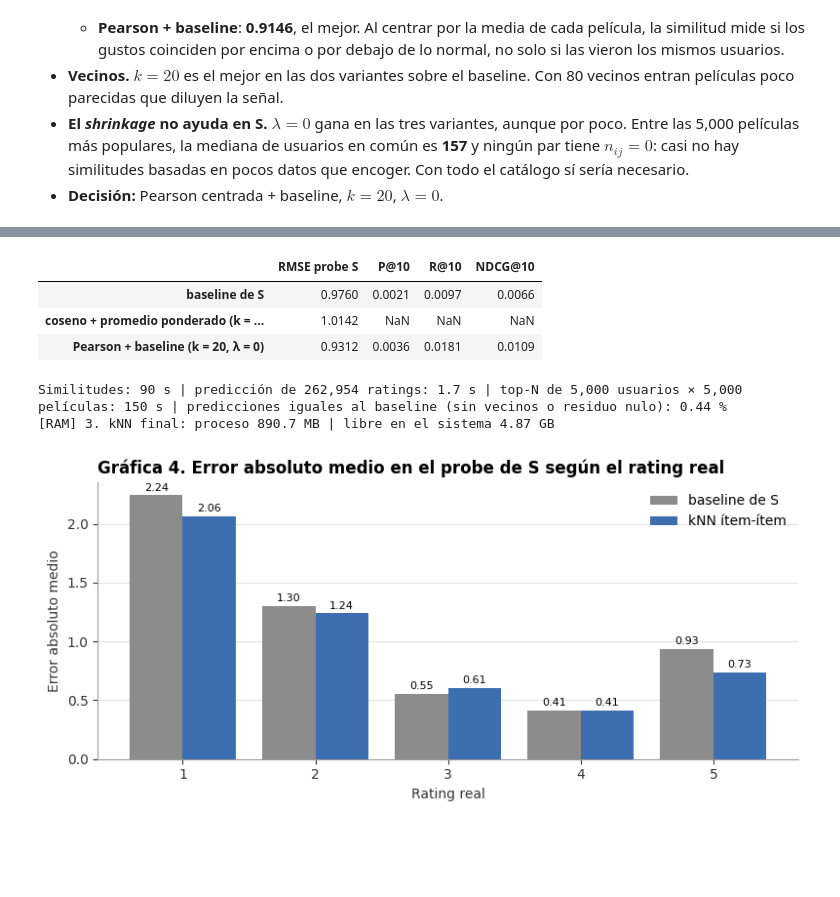
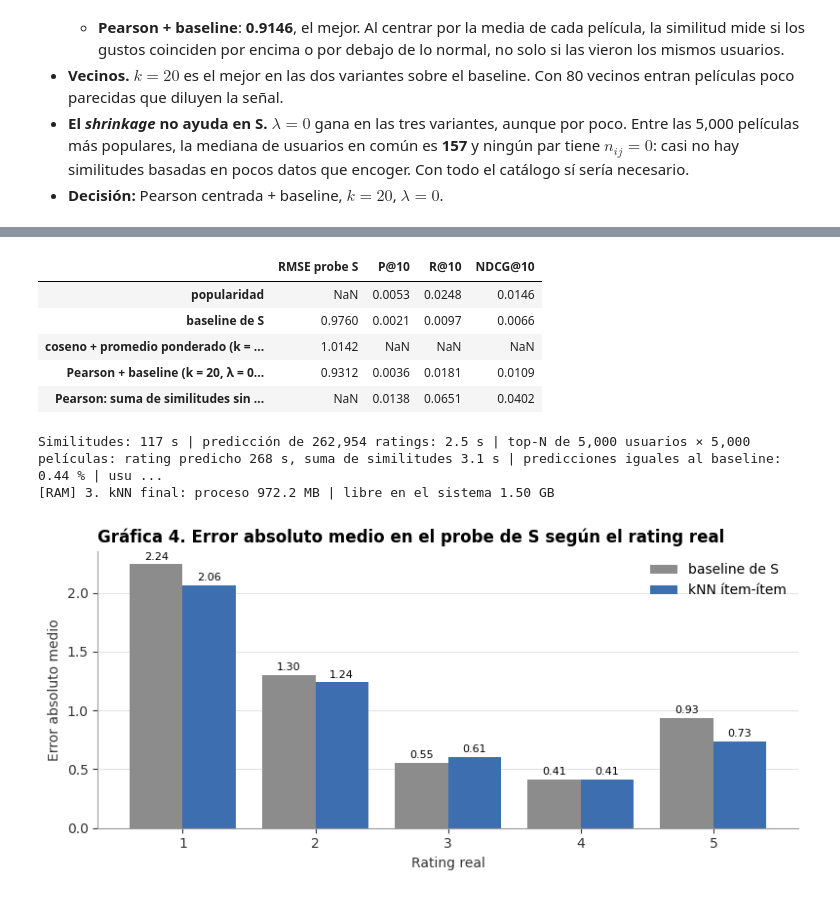
Before and after one commit to makore-0612/T4_DMII, a Jupyter notebook: notebooks/02_baseline_vecindarios.ipynb, the cells around one changed output, grey strips where cells are left out. Drawn from its saved outputs; the diff is of its cells as text; code cells hidden in the pictures; blank space fills up the shorter version.

```diff
--- a/notebooks/02_baseline_vecindarios.ipynb
+++ b/notebooks/02_baseline_vecindarios.ipynb
@@ -721,44 +743,62 @@ SIM = similitud(G[tipo], N, LAM_VEC)
 segundos_knn = time.perf_counter() - t0
 np.save(RUTA_MODELOS / "knn_similitud_S.npy", SIM)
 np.save(RUTA_MODELOS / "knn_coocurrencias_S.npy", N.astype(np.int32))
 
 base_S = S_base_probe.astype(np.float64)
 t0 = time.perf_counter()
 pred_knn = np.clip(predecir_knn(S_R.indptr, S_R.indices, residuos, SIM, S_probe_u, S_probe_m, K_VEC, base_S, True), 1, 5)
 segundos_pred = time.perf_counter() - t0
 np.save(RUTA_PREDICCIONES / "knn_S.npy", pred_knn.astype(np.float32))
 
 clasica = mejores.loc["coseno + promedio ponderado"]
 sim_clasica = similitud(G["coseno"], N, int(clasica["λ"]))
 pred_clasica = predecir_knn(S_R.indptr, S_R.indices, S_R.data, sim_clasica, S_probe_u, S_probe_m, int(clasica["k"]),
                             base_S, False)
 del sim_clasica, G
 gc.collect()
 
 t0 = time.perf_counter()
 topn_knn = evaluar_topn(lambda us: puntajes_knn(S_R.indptr, S_R.indices, residuos, SIM, us, K_VEC, S_mu, S_bu, S_bi))
 segundos_topn = time.perf_counter() - t0
 
+# Puntaje sin normalizar (Deshpande y Karypis, 2004): suma de similitudes positivas con las películas calificadas con ≥ 4
+SIM_POS = np.maximum(SIM, 0)
+GUSTA = sp.csr_matrix(((S_R.data >= 4).astype(np.float32), S_R.indices, S_R.indptr), shape=S_R.shape)
+GUSTA.eliminate_zeros()
+t0 = time.perf_counter()
+topn_suma = evaluar_topn(lambda us: GUSTA[us] @ SIM_POS + 1e-6 * S_bi)
+segundos_topn_suma = time.perf_counter() - t0
+sin_gustos = (np.diff(GUSTA.indptr)[U_EVAL] == 0).mean()
+del SIM_POS
+gc.collect()
+
 guardar_resultado("kNN ítem-ítem", tipo="predicción y top-N", escala="S", rmse_probe_S=rmse(pred_knn, S_probe_r),
                   segundos_entrenamiento=segundos_knn, segundos_prediccion=segundos_pred, segundos_topn=segundos_topn,
                   configuracion=f"{VARIANTE}, k = {K_VEC}, λ = {LAM_VEC}", **topn_knn)
+guardar_resultado("kNN ítem-ítem (suma de similitudes)", tipo="top-N", escala="S", segundos_topn=segundos_topn_suma,
+                  configuracion=f"suma de similitudes {VARIANTE.split(' +')[0]} > 0 con películas calificadas ≥ 4",
+                  **topn_suma)
 sin_vecinos = np.isclose(pred_knn, np.clip(base_S, 1, 5)).mean()
 display(pd.DataFrame({
-    "RMSE probe S": [rmse(S_base_probe, S_probe_r), rmse(pred_clasica, S_probe_r), rmse(pred_knn, S_probe_r)],
-    **{m: [topn_baseline[m], np.nan, topn_knn[m]] for m in topn_knn},
-}, index=["baseline de S", f"coseno + promedio ponderado (k = {int(clasica['k'])}, λ = {int(clasica['λ'])})",
-          f"{VARIANTE} (k = {K_VEC}, λ = {LAM_VEC})"]).round(4))
+    "RMSE probe S": [np.nan, rmse(S_base_probe, S_probe_r), rmse(pred_clasica, S_probe_r), rmse(pred_knn, S_probe_r), np.nan],
+    **{m: [topn_popularidad[m], topn_baseline[m], np.nan, topn_knn[m], topn_suma[m]] for m in topn_knn},
+}, index=["popularidad", "baseline de S", f"coseno + promedio ponderado (k = {int(clasica['k'])}, λ = {int(clasica['λ'])})",
+          f"{VARIANTE} (k = {K_VEC}, λ = {LAM_VEC}): rating predicho",
+          f"{VARIANTE.split(' +')[0]}: suma de similitudes sin normalizar"]).round(4))
 print(f"Similitudes: {segundos_knn:.0f} s | predicción de {len(S_probe_r):,} ratings: {segundos_pred:.1f} s | "
-      f"top-N de {len(U_EVAL):,} usuarios × {n_S_pel:,} películas: {segundos_topn:.0f} s | "
-      f"predicciones iguales al baseline (sin vecinos o residuo nulo): {pct(sin_vecinos)}")
+      f"top-N de {len(U_EVAL):,} usuarios × {n_S_pel:,} películas: rating predicho {segundos_topn:.0f} s, "
+      f"suma de similitudes {segundos_topn_suma:.1f} s | predicciones iguales al baseline: {pct(sin_vecinos)} | "
+      f"usuarios evaluados sin ratings ≥ 4 en S: {pct(sin_gustos)}")
 ram("3. kNN final")
 # %% [output]
 |  | RMSE probe S | P@10 | R@10 | NDCG@10 |
+| popularidad | NaN | 0.0053 | 0.0248 | 0.0146 |
 | baseline de S | 0.9760 | 0.0021 | 0.0097 | 0.0066 |
 | coseno + promedio ponderado (k = ... | 1.0142 | NaN | NaN | NaN |
-| Pearson + baseline (k = 20, λ = 0) | 0.9312 | 0.0036 | 0.0181 | 0.0109 |
+| Pearson + baseline (k = 20, λ = 0... | 0.9312 | 0.0036 | 0.0181 | 0.0109 |
+| Pearson: suma de similitudes sin ... | NaN | 0.0138 | 0.0651 | 0.0402 |
-Similitudes: 90 s | predicción de 262,954 ratings: 1.7 s | top-N de 5,000 usuarios × 5,000 películas: 150 s | predicciones iguales al baseline (sin vecinos o residuo nulo): 0.44 %
-[RAM] 3. kNN final: proceso 890.7 MB | libre en el sistema 4.87 GB
+Similitudes: 117 s | predicción de 262,954 ratings: 2.5 s | top-N de 5,000 usuarios × 5,000 películas: rating predicho 268 s, suma de similitudes 3.1 s | predicciones iguales al baseline: 0.44 % | usu ...
+[RAM] 3. kNN final: proceso 972.2 MB | libre en el sistema 1.50 GB
 # %%
 # Gráfica 4. Error absoluto del baseline y del kNN en el probe de S, por rating real
 err = pd.DataFrame({"rating": S_probe_r, "baseline de S": np.abs(S_base_probe - S_probe_r),
```
Also changed, not shown: parts of 15 cells of this notebook.
